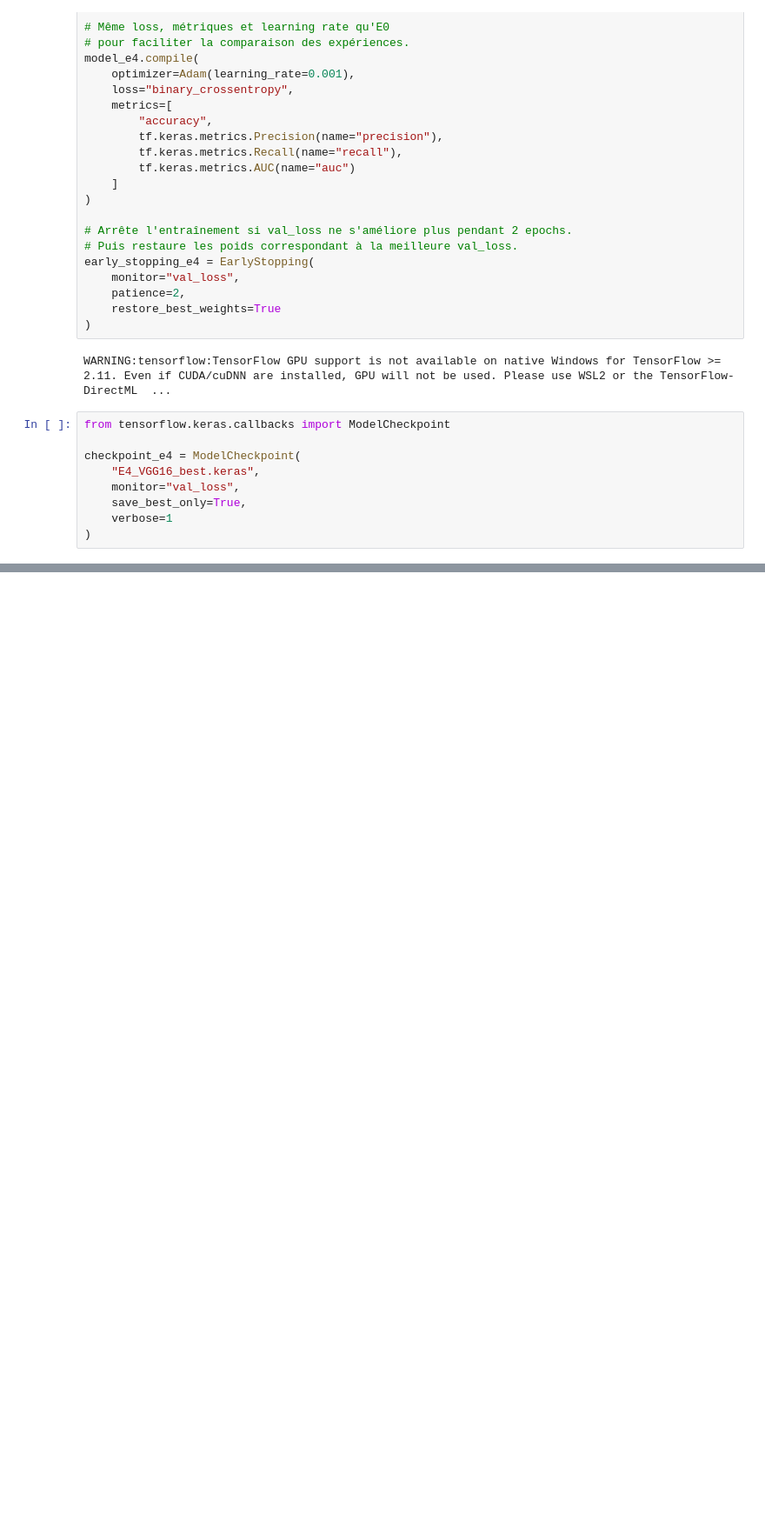
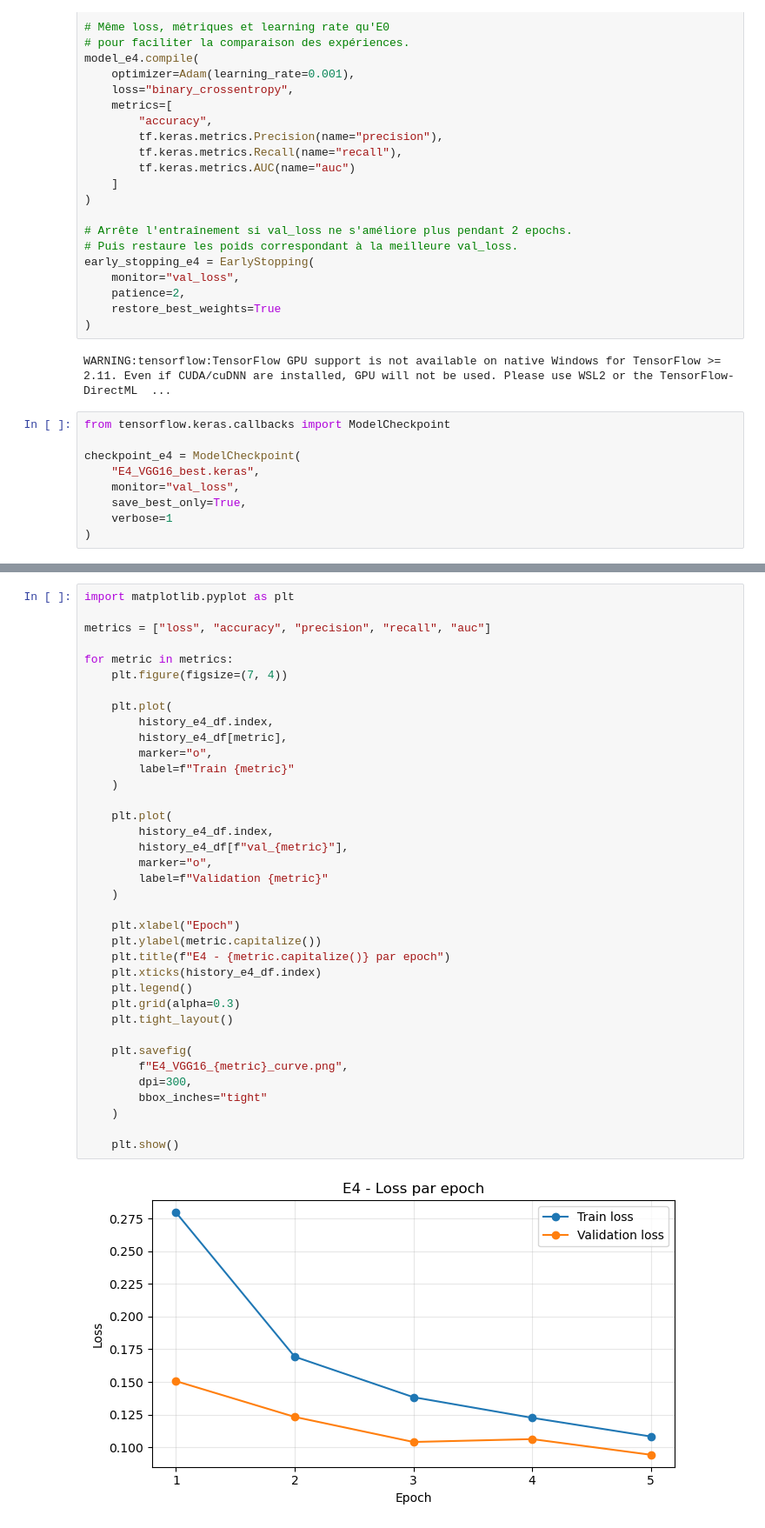
Before and after one commit to DataScientest-Studio/feb26_cds_covid, a Jupyter notebook: e4_model_tl.ipynb, the cells around one changed output, grey strips where cells are left out. Shown at 87% size. Drawn from its saved outputs; the diff is of its cells as text; blank space fills up the shorter version.

```diff
--- a/e4_model_tl.ipynb
+++ b/e4_model_tl.ipynb
@@ -197,0 +397,39 @@ NameError: name 'model_e4' is not defined
+# %%
+import matplotlib.pyplot as plt
+
+metrics = ["loss", "accuracy", "precision", "recall", "auc"]
+
+for metric in metrics:
+    plt.figure(figsize=(7, 4))
+
+    plt.plot(
+        history_e4_df.index,
+        history_e4_df[metric],
+        marker="o",
+        label=f"Train {metric}"
+    )
+
+    plt.plot(
+        history_e4_df.index,
+        history_e4_df[f"val_{metric}"],
+        marker="o",
+        label=f"Validation {metric}"
+    )
+
+    plt.xlabel("Epoch")
+    plt.ylabel(metric.capitalize())
+    plt.title(f"E4 - {metric.capitalize()} par epoch")
+    plt.xticks(history_e4_df.index)
+    plt.legend()
+    plt.grid(alpha=0.3)
+    plt.tight_layout()
+
+    plt.savefig(
+        f"E4_VGG16_{metric}_curve.png",
+        dpi=300,
+        bbox_inches="tight"
+    )
+
+    plt.show()
+# %% [output]
+[figure, added]
```
Also changed, not shown: parts of 13 cells of this notebook, 15 other files.
